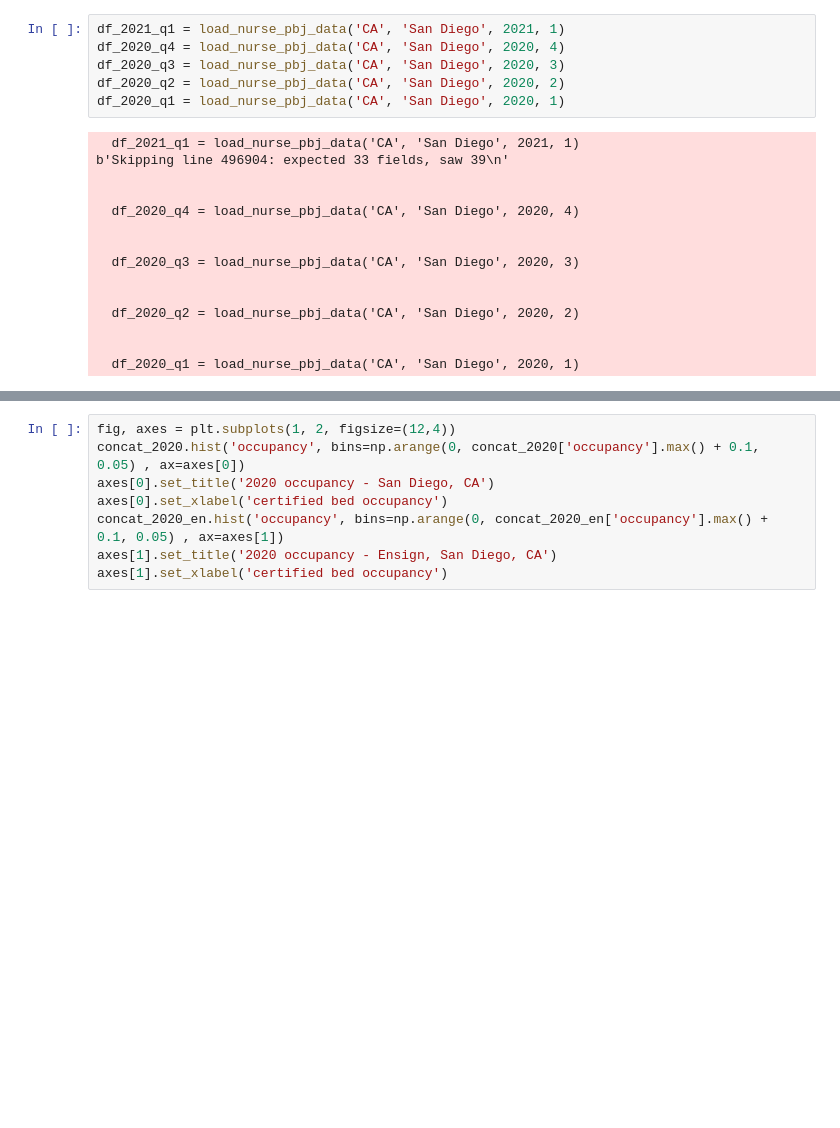
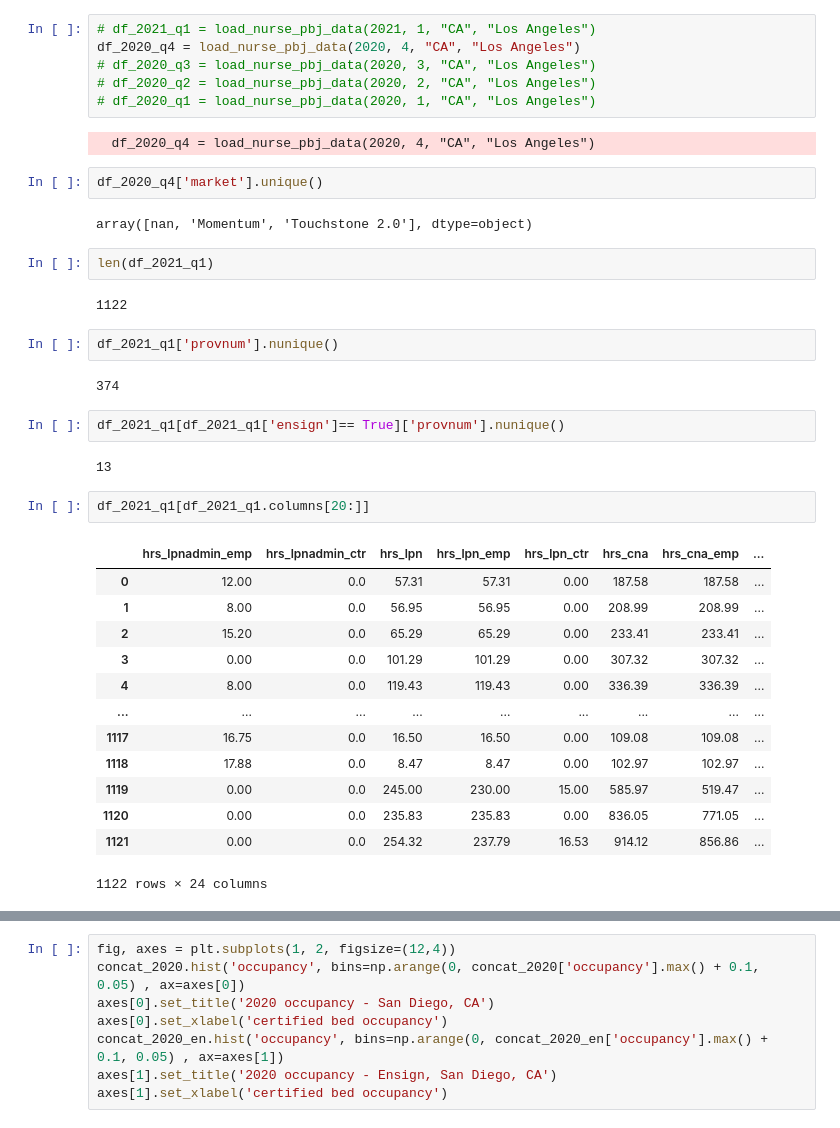
Before and after one commit to elee2021/pbj, a Jupyter notebook: pbj.ipynb, the cells around one changed output, grey strips where cells are left out. Drawn from its saved outputs; the diff is of its cells as text; blank space fills up the shorter version.

```diff
--- a/pbj.ipynb
+++ b/pbj.ipynb
@@ -91,21 +286,40 @@ def load_nurse_pbj_data(state, county, year, quarter):
 # %%
-df_2021_q1 = load_nurse_pbj_data('CA', 'San Diego', 2021, 1)
-df_2020_q4 = load_nurse_pbj_data('CA', 'San Diego', 2020, 4)
-df_2020_q3 = load_nurse_pbj_data('CA', 'San Diego', 2020, 3)
-df_2020_q2 = load_nurse_pbj_data('CA', 'San Diego', 2020, 2)
-df_2020_q1 = load_nurse_pbj_data('CA', 'San Diego', 2020, 1)
+# df_2021_q1 = load_nurse_pbj_data(2021, 1, "CA", "Los Angeles")
+df_2020_q4 = load_nurse_pbj_data(2020, 4, "CA", "Los Angeles")
+# df_2020_q3 = load_nurse_pbj_data(2020, 3, "CA", "Los Angeles")
+# df_2020_q2 = load_nurse_pbj_data(2020, 2, "CA", "Los Angeles")
+# df_2020_q1 = load_nurse_pbj_data(2020, 1, "CA", "Los Angeles")
 # %% [output]
-  df_2021_q1 = load_nurse_pbj_data('CA', 'San Diego', 2021, 1)
-b'Skipping line 496904: expected 33 fields, saw 39\n'
-
-
-  df_2020_q4 = load_nurse_pbj_data('CA', 'San Diego', 2020, 4)
-
-
-  df_2020_q3 = load_nurse_pbj_data('CA', 'San Diego', 2020, 3)
-
-
-  df_2020_q2 = load_nurse_pbj_data('CA', 'San Diego', 2020, 2)
-
-
-  df_2020_q1 = load_nurse_pbj_data('CA', 'San Diego', 2020, 1)
+  df_2020_q4 = load_nurse_pbj_data(2020, 4, "CA", "Los Angeles")
+# %%
+df_2020_q4['market'].unique()
+# %% [output]
+array([nan, 'Momentum', 'Touchstone 2.0'], dtype=object)
+# %%
+len(df_2021_q1)
+# %% [output]
+1122
+# %%
+df_2021_q1['provnum'].nunique()
+# %% [output]
+374
+# %%
+df_2021_q1[df_2021_q1['ensign']== True]['provnum'].nunique()
+# %% [output]
+13
+# %%
+df_2021_q1[df_2021_q1.columns[20:]]
+# %% [output]
+|  | hrs_lpnadmin_emp | hrs_lpnadmin_ctr | hrs_lpn | hrs_lpn_emp | hrs_lpn_ctr | hrs_cna | hrs_cna_emp | ... |
+| 0 | 12.00 | 0.0 | 57.31 | 57.31 | 0.00 | 187.58 | 187.58 | ... |
+| 1 | 8.00 | 0.0 | 56.95 | 56.95 | 0.00 | 208.99 | 208.99 | ... |
+| 2 | 15.20 | 0.0 | 65.29 | 65.29 | 0.00 | 233.41 | 233.41 | ... |
+| 3 | 0.00 | 0.0 | 101.29 | 101.29 | 0.00 | 307.32 | 307.32 | ... |
+| 4 | 8.00 | 0.0 | 119.43 | 119.43 | 0.00 | 336.39 | 336.39 | ... |
+| ... | ... | ... | ... | ... | ... | ... | ... | ... |
+| 1117 | 16.75 | 0.0 | 16.50 | 16.50 | 0.00 | 109.08 | 109.08 | ... |
+| 1118 | 17.88 | 0.0 | 8.47 | 8.47 | 0.00 | 102.97 | 102.97 | ... |
+| 1119 | 0.00 | 0.0 | 245.00 | 230.00 | 15.00 | 585.97 | 519.47 | ... |
+| 1120 | 0.00 | 0.0 | 235.83 | 235.83 | 0.00 | 836.05 | 771.05 | ... |
+| 1121 | 0.00 | 0.0 | 254.32 | 237.79 | 16.53 | 914.12 | 856.86 | ... |
+1122 rows × 24 columns
```
Also changed, not shown: parts of 48 cells of this notebook.
